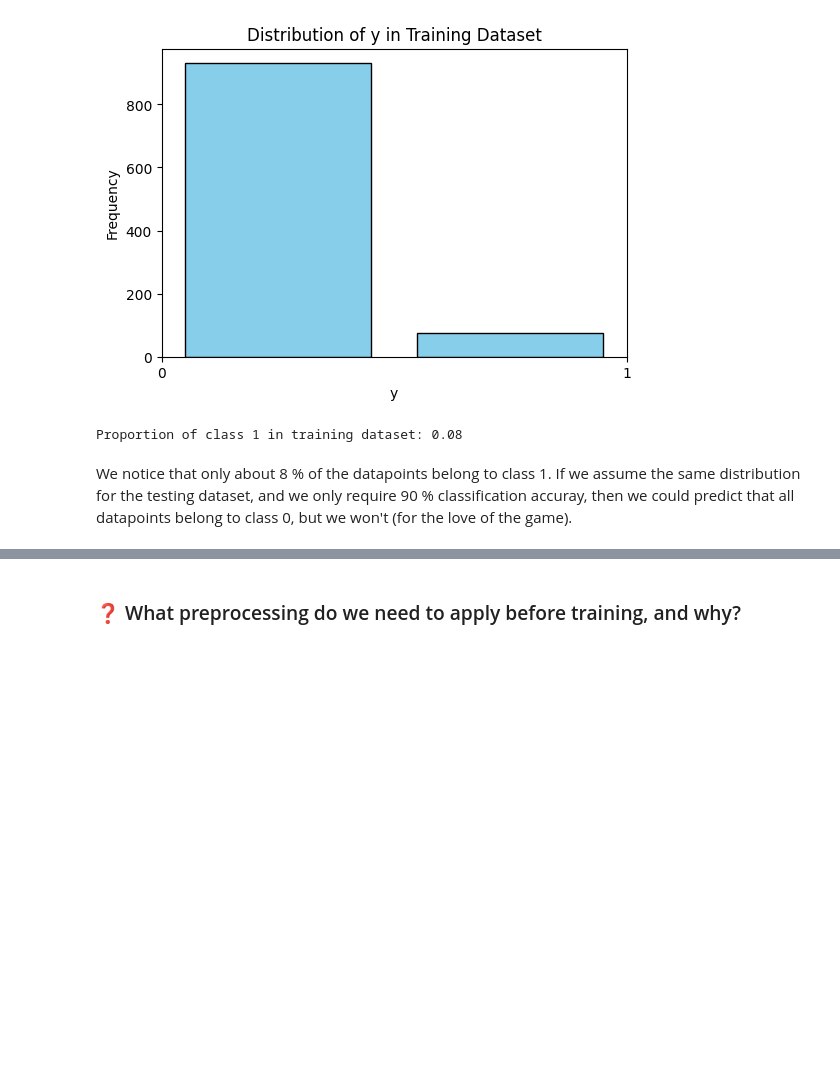
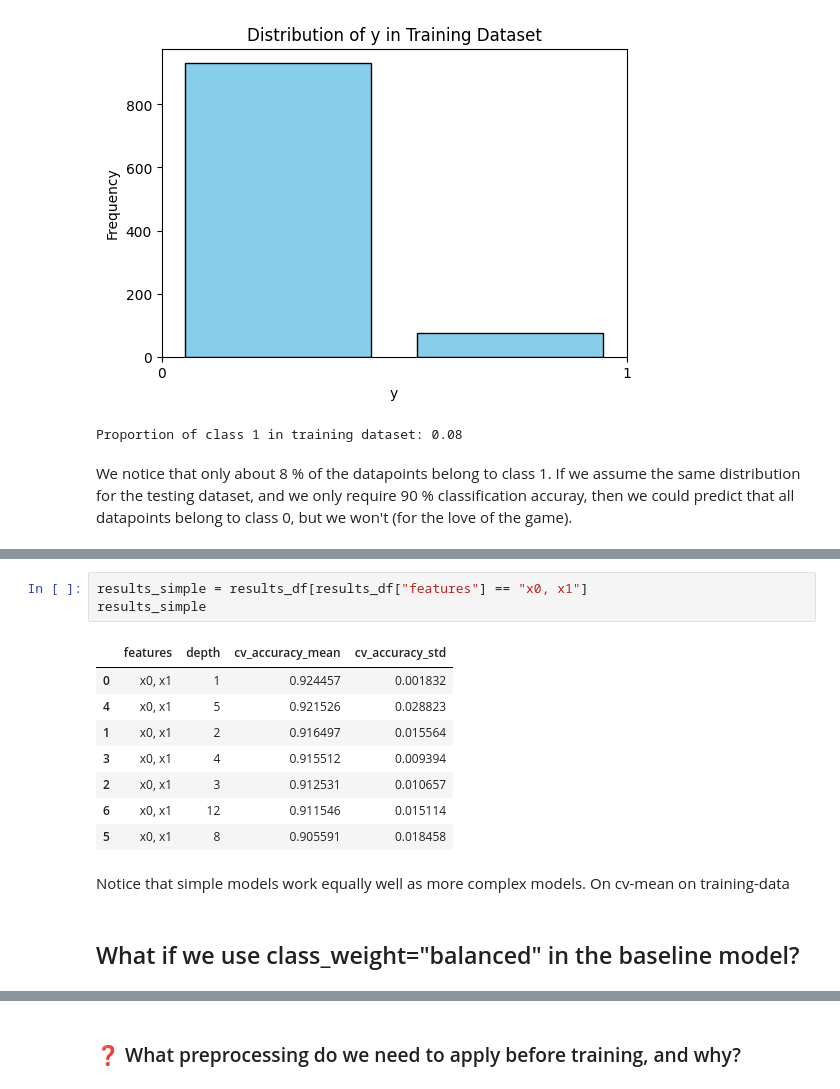
Before and after one commit to EinarJohannes/intro_ml_assignment_2, a Jupyter notebook: Problem2.ipynb, the cells around one changed output, grey strips where cells are left out. Drawn from its saved outputs; the diff is of its cells as text; blank space fills up the shorter version.

```diff
--- a/Problem2.ipynb
+++ b/Problem2.ipynb
@@ -229,0 +265,16 @@ NameError: name 'tpr' is not defined
+# %%
+results_simple = results_df[results_df["features"] == "x0, x1"]
+results_simple
+# %% [output]
+|  | features | depth | cv_accuracy_mean | cv_accuracy_std |
+| 0 | x0, x1 | 1 | 0.924457 | 0.001832 |
+| 4 | x0, x1 | 5 | 0.921526 | 0.028823 |
+| 1 | x0, x1 | 2 | 0.916497 | 0.015564 |
+| 3 | x0, x1 | 4 | 0.915512 | 0.009394 |
+| 2 | x0, x1 | 3 | 0.912531 | 0.010657 |
+| 6 | x0, x1 | 12 | 0.911546 | 0.015114 |
+| 5 | x0, x1 | 8 | 0.905591 | 0.018458 |
+# %% [markdown]
+Notice that simple models work equally well as more complex models. On cv-mean on training-data
+# %% [markdown]
+## What if we use class_weight="balanced" in the baseline model?
```
Also changed, not shown: parts of 44 cells of this notebook.
